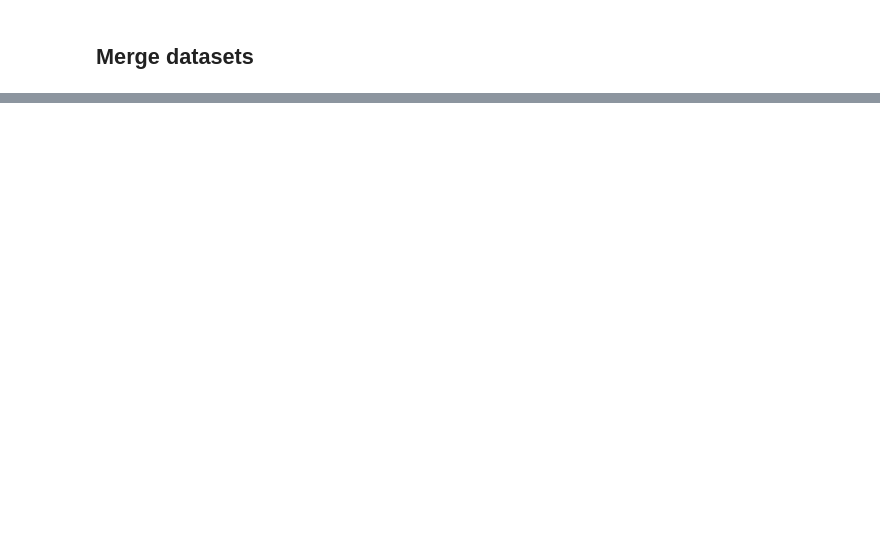
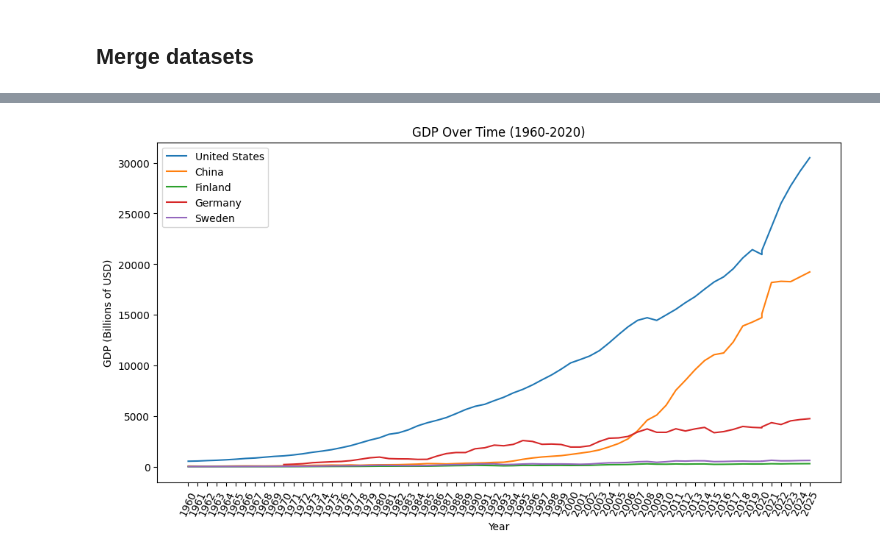
Before and after one commit to Nickeniklas/gdp-data-pipeline, a Jupyter notebook: 01_preprocessing.ipynb, the cells around one changed output, grey strips where cells are left out. Saved outputs shown, nothing was run; the diff lists cells and outputs as text; code cells hidden in the pictures; blank space fills up the shorter version.

```diff
--- a/01_preprocessing.ipynb
+++ b/01_preprocessing.ipynb
@@ -164 +224,17 @@ visualizations
+# %%
+# basic line plot of GDP over time for a few countries
+countries_of_interest = ['United States', 'China', 'Finland', 'Germany', 'Sweden']
+plt.figure(figsize=(12, 6))
+for country in countries_of_interest:
+    country_data = full_data[full_data['Country'] == country]
+    plt.plot(country_data['Year'], country_data['GDP'], label=country)
+
+plt.title('GDP Over Time (1960-2020)')
+plt.xlabel('Year')
+plt.ylabel('GDP (Billions of USD)')
+plt.legend()
+plt.xticks(rotation=65)
+plt.show()
+# %% [output]
+[figure, added]
 # %%
```
Also changed, not shown: parts of 11 cells of this notebook.
